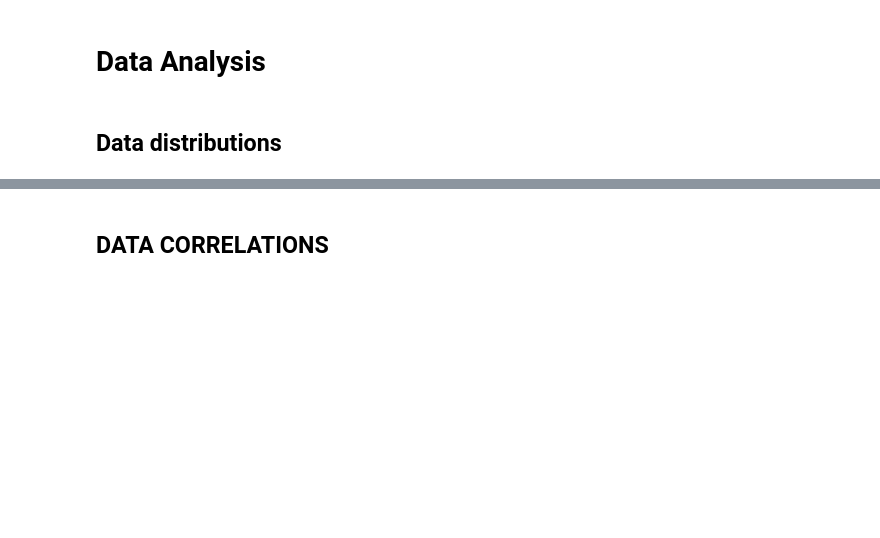
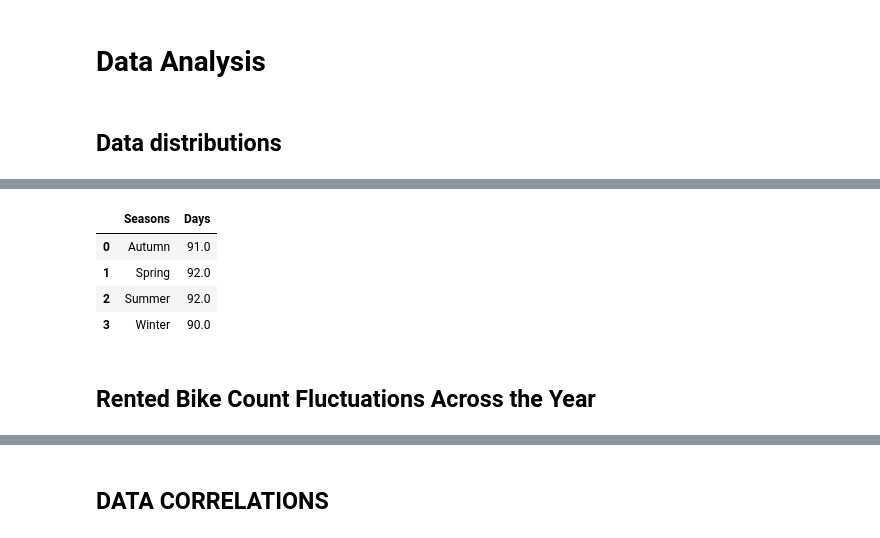
Before and after one commit to R0go/Bikes, a Jupyter notebook: Bikes_project.ipynb, the cells around one changed output, grey strips where cells are left out. Saved outputs shown, nothing was run; the diff lists cells and outputs as text; code cells hidden in the pictures; blank space fills up the shorter version.

```diff
--- a/Bikes_project.ipynb
+++ b/Bikes_project.ipynb
@@ -223,0 +192,12 @@ plt.show()
+# %%
+rent_season_group = bikes_df[['Seasons','Holiday']].groupby(['Seasons']).apply(lambda x: x['Holiday'].count() / 24).reset_index()
+rent_season_group.rename(inplace=True, columns={0:'Days'})
+rent_season_group
+# %% [output]
+|  | Seasons | Days |
+| 0 | Autumn | 91.0 |
+| 1 | Spring | 92.0 |
+| 2 | Summer | 92.0 |
+| 3 | Winter | 90.0 |
+# %% [markdown]
+## Rented Bike Count Fluctuations Across the Year
```
Also changed, not shown: parts of 14 cells of this notebook.
